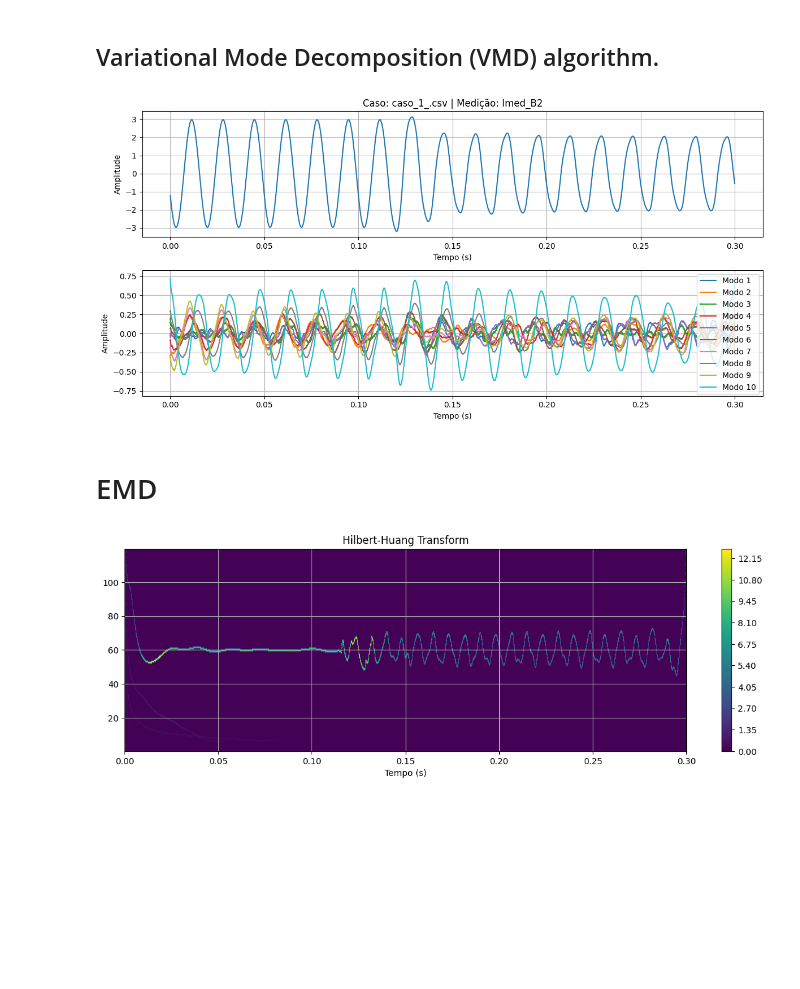
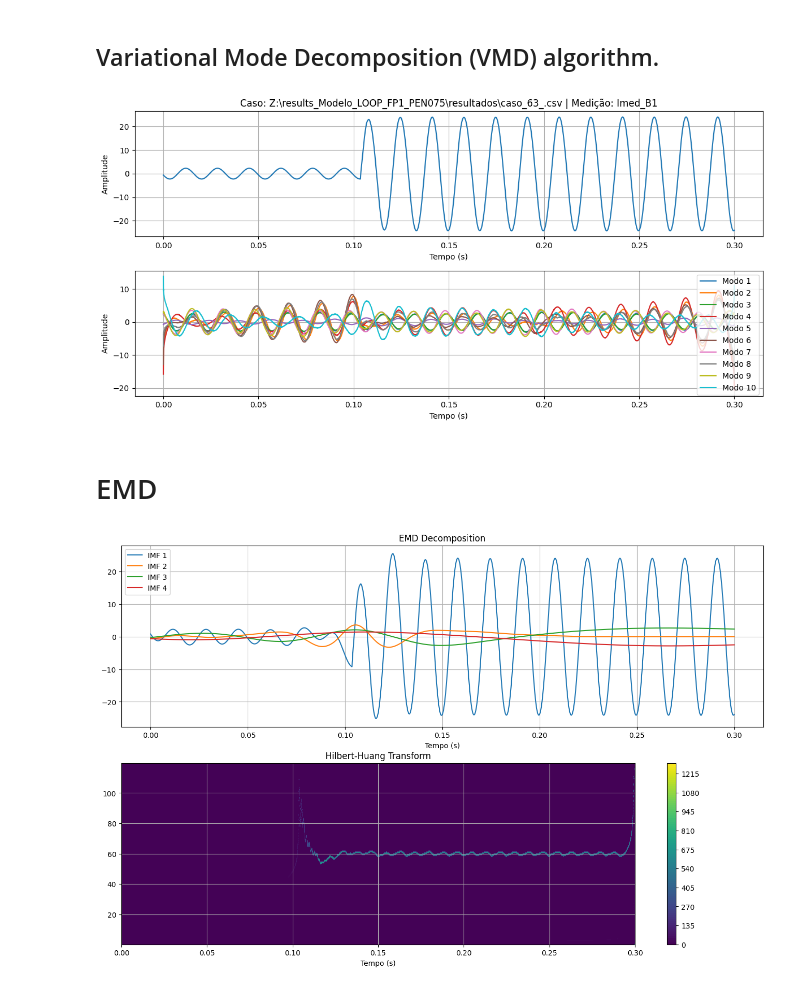
Before and after one commit to EESC-USP-FaultAI/preprocessing, a Jupyter notebook: Rotinas/Examples.ipynb, the cells around one changed output. Saved outputs shown, nothing was run; the diff lists cells and outputs as text; code cells hidden in the pictures; blank space fills up the shorter version.

```diff
--- a/Rotinas/Examples.ipynb
+++ b/Rotinas/Examples.ipynb
@@ -6,14 +6,23 @@ sys.path.append(os.path.join(os.path.dirname(os.path.abspath(""))))
 # %%
 from functions.CSVProcessing import Dunno
 
-casoSimulado = 'caso_1_.csv'
-ponto_de_medicao = 'Imed_B2'
+casoSimulado = r'Z:\results_Modelo_LOOP_FP1_PEN075\resultados\caso_63_.csv'
+ponto_de_medicao = 'Imed_B1'
 
 all_signals = Dunno.data_selection(
     data_file_path = casoSimulado,
     meas = ponto_de_medicao,
     meas_file_path = 'medicoes.csv'
 )
+
+# all_signals = Dunno.case_selection(
+#     data_file_path = casoSimulado,
+#     meas = ponto_de_medicao,
+#     meas_file_path = 'medicoes.csv'
+# )
+    # data_file_path = casoSimulado,
+    # meas = ponto_de_medicao,
+    # meas_file_path = 'medicoes.csv'
 
 signal = all_signals[:, 0]
 t_simulation = 0.3
@@ -216,6 +239,9 @@ Text(0.5, 1.0, 'Transformada de Park')
 ## Variational Mode Decomposition (VMD) algorithm.
 # %%
 import functions.VMD as VMD
+import emd
+
+freq_range = (0, 120, 200)
 
 signal_vmd = VMD.vmd(
     X = signal,
@@ -235,34 +261,44 @@ plt.xlabel('Tempo (s)')
 plt.ylabel('Amplitude')
 plt.tight_layout()
 
-
+plt.subplot(2, 1, 2)
 for i, modes in enumerate(signal_vmd.T):
-    plt.subplot(2, 1, 2)
     plt.plot(t, modes, label=f'Modo {i+1}')
     plt.xlabel('Tempo (s)')
     plt.ylabel('Amplitude')
     plt.grid(True)
 plt.legend()
 plt.tight_layout()
+
+plt.savefig(r'Imagens/VMD.png')
 # %% [output]
-[figure, old version]
+[figure, new version]
 # %% [markdown]
 # EMD
 # %%
-import emd
 
 imf = emd.sift.sift(signal)
 IP, IF, IA = emd.spectra.frequency_transform(imf, fs, 'hilbert')
 freq_range = (0, 120, 200)
 f, hht = emd.spectra.hilberthuang(IF, IA, freq_range, sum_time=False)
 
+plt.figure(figsize=(16, 10))
 
-plt.figure(figsize=(12, 4))
+plt.subplot(2,1,1)
+for i in range(imf.shape[1]):
+    plt.plot(t, imf[:,i], label=f'IMF {i+1}')
+plt.legend()
+plt.xlabel('Tempo (s)')
+plt.grid(True)
+plot = plt.title('EMD Decomposition')
+
+plt.subplot(2,1,2)
 plt.contourf(t, f, hht, 100)
 plt.colorbar()
 plt.xlabel('Tempo (s)')
 plt.grid(True)
-plt.tight_layout()
 plot = plt.title('Hilbert-Huang Transform')
+
+plt.savefig(r'Imagens/EMD.png')
 # %% [output]
-[figure, old version]
+[figure, new version]
```
Also changed, not shown: parts of 5 cells of this notebook, 8 other files.
